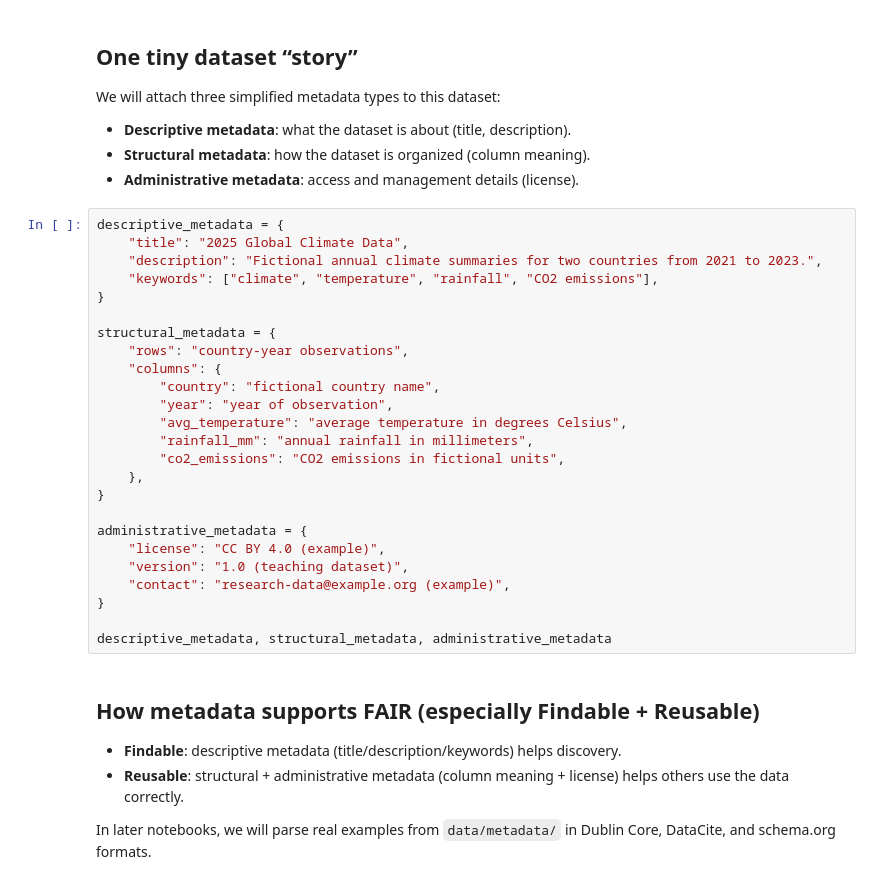
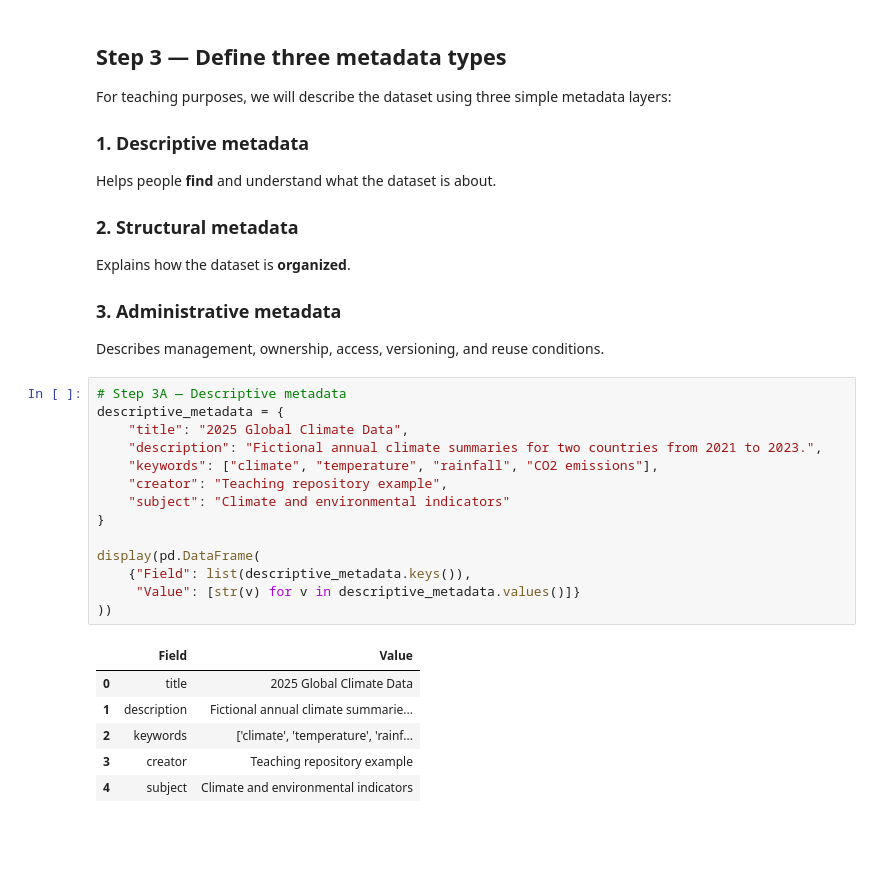
Before and after one commit to MehrdadJalali-AI/data-management-teaching-materials, a Jupyter notebook: docs/week1/02_day2_intro_to_metadata.ipynb, the cells around one changed output. Drawn from its saved outputs; the diff is of its cells as text; blank space fills up the shorter version.

```diff
--- a/docs/week1/02_day2_intro_to_metadata.ipynb
+++ b/docs/week1/02_day2_intro_to_metadata.ipynb
@@ -39,39 +122,34 @@ df.head()
 # %% [markdown]
-## One tiny dataset “story”
+## Step 3 — Define three metadata types
 
-We will attach three simplified metadata types to this dataset:
-- **Descriptive metadata**: what the dataset is about (title, description).
-- **Structural metadata**: how the dataset is organized (column meaning).
-- **Administrative metadata**: access and management details (license).
+For teaching purposes, we will describe the dataset using three simple metadata layers:
+
+### 1. Descriptive metadata
+Helps people **find** and understand what the dataset is about.
+
+### 2. Structural metadata
+Explains how the dataset is **organized**.
+
+### 3. Administrative metadata
+Describes management, ownership, access, versioning, and reuse conditions.
-# %%
-descriptive_metadata = {
-    "title": "2025 Global Climate Data",
-    "description": "Fictional annual climate summaries for two countries from 2021 to 2023.",
-    "keywords": ["climate", "temperature", "rainfall", "CO2 emissions"],
-}
-
-structural_metadata = {
-    "rows": "country-year observations",
-    "columns": {
-        "country": "fictional country name",
-        "year": "year of observation",
-        "avg_temperature": "average temperature in degrees Celsius",
-        "rainfall_mm": "annual rainfall in millimeters",
-        "co2_emissions": "CO2 emissions in fictional units",
-    },
-}
-
-administrative_metadata = {
-    "license": "CC BY 4.0 (example)",
-    "version": "1.0 (teaching dataset)",
-    "contact": "research-data@example.org (example)",
-}
-
-descriptive_metadata, structural_metadata, administrative_metadata
-# %% [markdown]
-## How metadata supports FAIR (especially Findable + Reusable)
-
-- **Findable**: descriptive metadata (title/description/keywords) helps discovery.
-- **Reusable**: structural + administrative metadata (column meaning + license) helps others use the data correctly.
-
-In later notebooks, we will parse real examples from `data/metadata/` in Dublin Core, DataCite, and schema.org formats.
+# %%
+# Step 3A — Descriptive metadata
+descriptive_metadata = {
+    "title": "2025 Global Climate Data",
+    "description": "Fictional annual climate summaries for two countries from 2021 to 2023.",
+    "keywords": ["climate", "temperature", "rainfall", "CO2 emissions"],
+    "creator": "Teaching repository example",
+    "subject": "Climate and environmental indicators"
+}
+
+display(pd.DataFrame(
+    {"Field": list(descriptive_metadata.keys()),
+     "Value": [str(v) for v in descriptive_metadata.values()]}
+))
+# %% [output]
+|  | Field | Value |
+| 0 | title | 2025 Global Climate Data |
+| 1 | description | Fictional annual climate summarie... |
+| 2 | keywords | ['climate', 'temperature', 'rainf... |
+| 3 | creator | Teaching repository example |
+| 4 | subject | Climate and environmental indicators |
```
Also changed, not shown: parts of 16 cells of this notebook, 6 other files.
